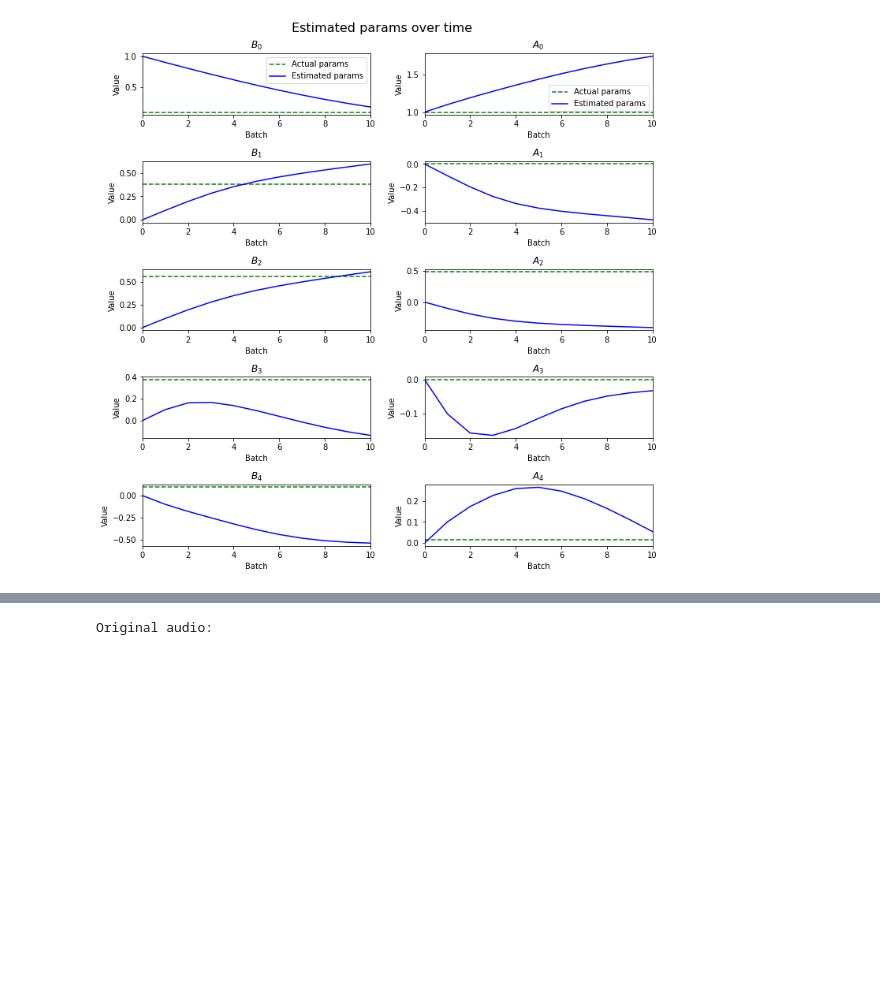
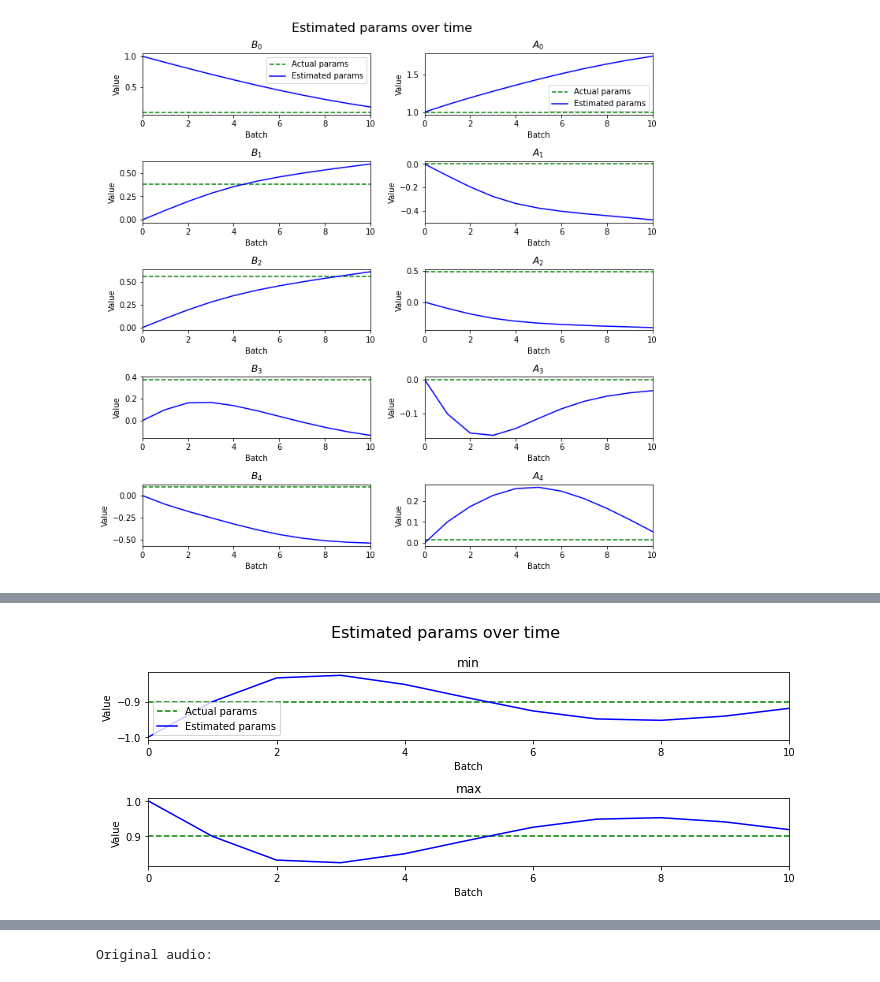
Before and after one commit to khiner/jaxdsp, a Jupyter notebook: jax_audio_experiments.ipynb, the cells around one changed output, grey strips where cells are left out. Drawn from its saved outputs; the diff is of its cells as text; code cells hidden in the pictures; blank space fills up the shorter version.

Commit message:
Add clipping nonlinearity processor. Works!

```diff
--- a/jax_audio_experiments.ipynb
+++ b/jax_audio_experiments.ipynb
@@ -173,0 +174,8 @@ plot_filter(X, Y_target, Y_scipy, Y_estimated, 'IIR Filter')
+# %%
+X = np.random.uniform(-2, 2, Y.size)
+params_target = jnp.asarray([[-0.9, 0.9]])
+Y_target = process(params_target, clip, X, Y)
+init_params = clip.init_params(params_target.shape)
+# %%
+%%time
+params, params_history, loss_history = train(init_params, clip, X, Y_target, num_batches=num_batches)
@@ -173,0 +185,5 @@ plot_filter(X, Y_target, Y_scipy, Y_estimated, 'IIR Filter')
+# %%
+param_labels = np.asarray([['min', 'max']])
+plot_params(params_target, params_history, param_labels)
+# %% [output]
+[figure, added]
```
Also changed, not shown: parts of 8 cells of this notebook, 1 other file.
